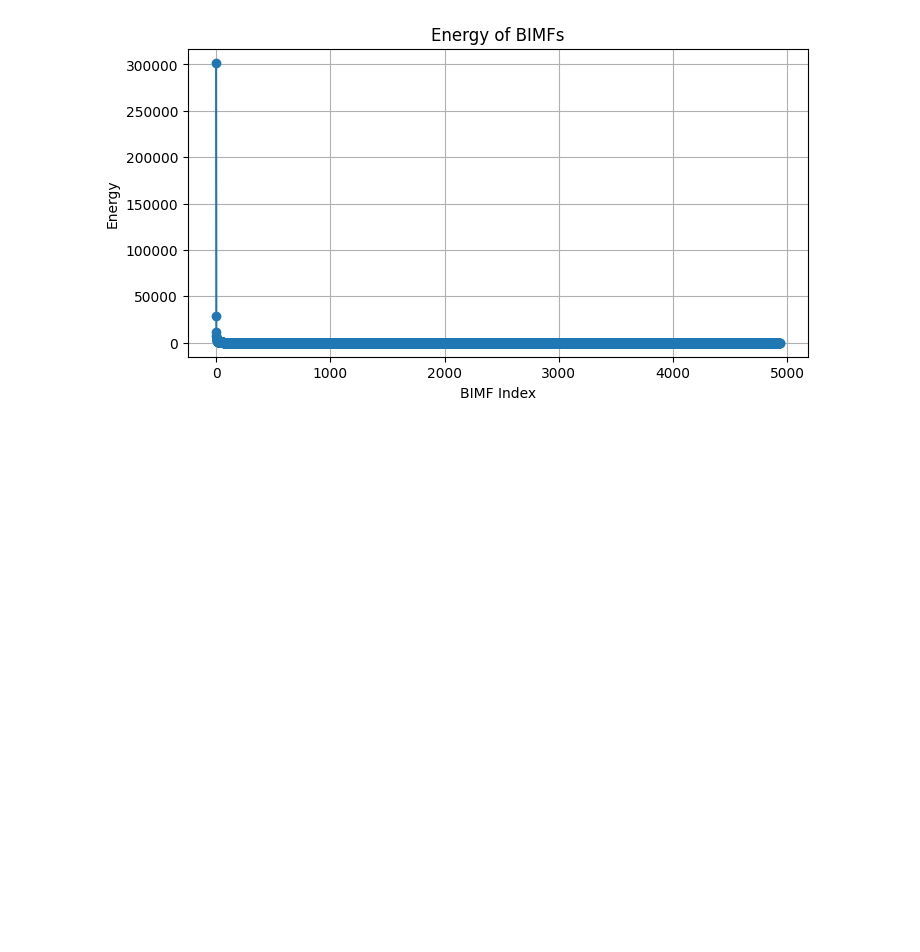
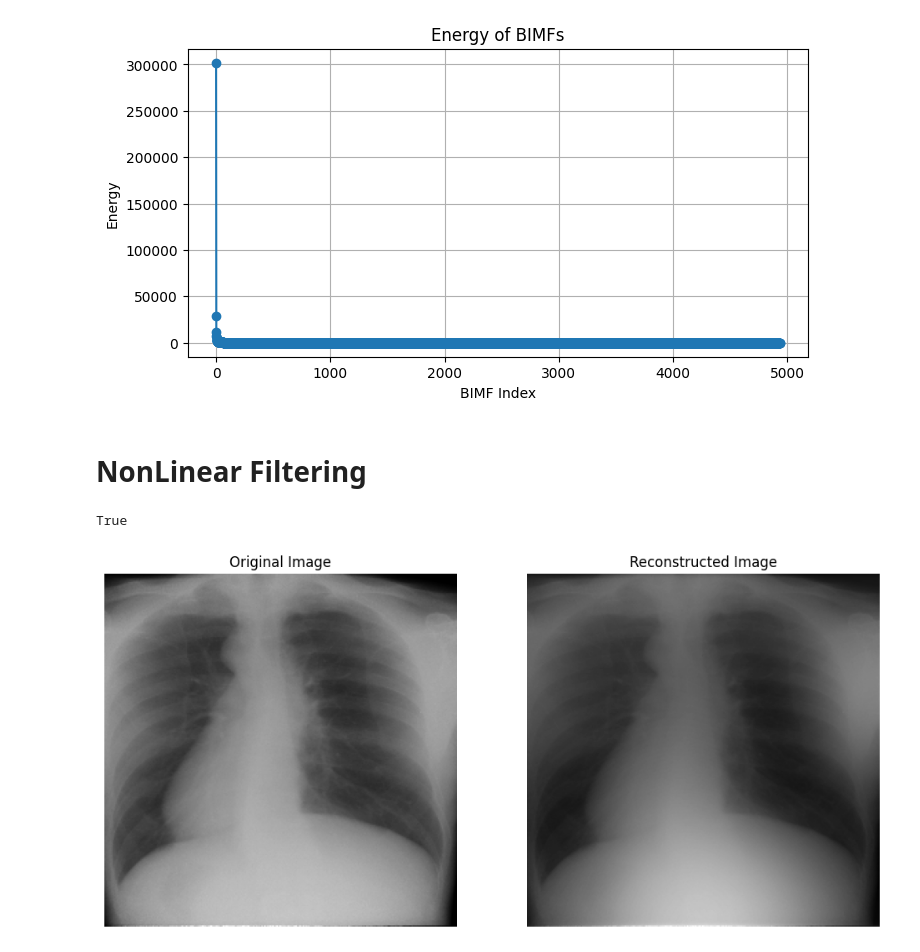
Before and after one commit to faliqadlan/scaling, a Jupyter notebook: pace.ipynb, the cells around one changed output. Saved outputs shown, nothing was run; the diff lists cells and outputs as text; code cells hidden in the pictures; blank space fills up the shorter version.

```diff
--- a/pace.ipynb
+++ b/pace.ipynb
@@ -336,3 +340,64 @@ plt.grid(True)
 plt.show()
 # %% [output]
 [figure]
+# %% [markdown]
+# NonLinear Filtering
+# %%
+def nl_means_filtering(bimf, h=10, templateWindowSize=7, searchWindowSize=21):
+    # Check if BIMF is already in 8-bit unsigned integer format
+    if bimf.dtype != np.uint8:
+        # Convert BIMF to 8-bit unsigned integer
+        bimf = cv2.normalize(bimf, None, 0, 255, cv2.NORM_MINMAX).astype(np.uint8)
+    # Apply NL-means filter
+    return cv2.fastNlMeansDenoising(bimf, None, h, templateWindowSize, searchWindowSize)
+
+
+def reconstruct_image(bimfs, energies, R, beta, filtered_residual):
+    # Sort BIMFs based on energy
+    sorted_indices = np.argsort(energies)
+
+    # Denoise R components with the lowest energy
+    denoised_bimfs = []
+    for i in range(R):
+        index = sorted_indices[i]
+        denoised_bimfs.append(nl_means_filtering(bimfs[index]))
+
+    # Combine denoised BIMFs and original BIMFs
+    I_E = np.sum(denoised_bimfs, axis=0).astype(np.float64)
+    for j in range(R, len(bimfs)):
+        index = sorted_indices[j]
+        I_E += bimfs[index].astype(np.float64)
+
+    # Reconstruct the image by adding the filtered residual
+    I_L = I_E + beta * filtered_residual.astype(np.float64)
+    return I_L
+
+
+# Tentukan jumlah komponen energi terendah yang akan didenoise
+R = 1  # Misalkan kita memilih 1 komponen energi terendah
+
+# Tentukan parameter beta
+beta = 0.5  # Misalkan kita memilih nilai beta 0.5
+
+# Rekonstruksi gambar
+reconstructed_image = reconstruct_image(BIMFs, energies, R, beta, filtered_image)
+
+# Tampilkan gambar hasil rekonstruksi and compare with the original image
+plt.figure(figsize=(12, 6))
+
+plt.subplot(1, 2, 1)
+plt.imshow(image)
+plt.title("Original Image")
+plt.axis("off")
+
+plt.subplot(1, 2, 2)
+plt.imshow(reconstructed_image)
+plt.title("Reconstructed Image")
+plt.axis("off")
+
+
+# Save the reconstructed image
+cv2.imwrite("reconstructed_image.png", reconstructed_image)
+# %% [output]
+True
+[figure, added]
```
Also changed, not shown: parts of 8 cells of this notebook, 1 other file.
